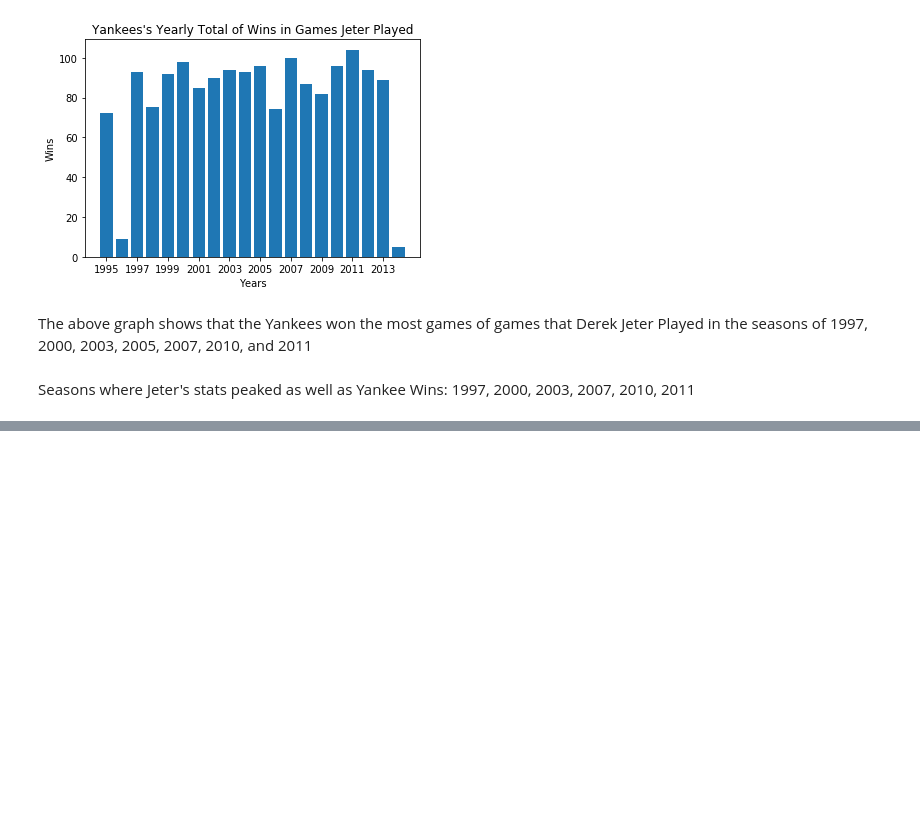
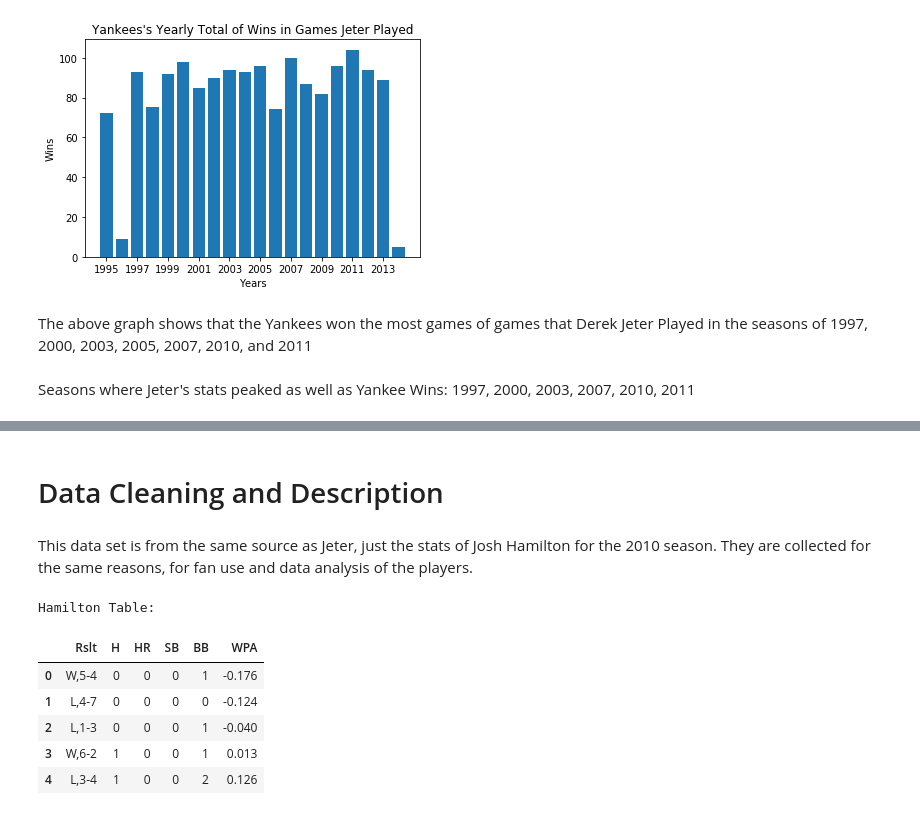
Before and after one commit to mattmaitland1/DerekJeterAnalysis, a Jupyter notebook: Project.ipynb, the cells around one changed output, grey strips where cells are left out. Saved outputs shown, nothing was run; the diff lists cells and outputs as text; code cells hidden in the pictures; blank space fills up the shorter version.

```diff
--- a/Project.ipynb
+++ b/Project.ipynb
@@ -239,0 +279,16 @@ Seasons where Jeter's stats peaked as well as Yankee Wins: 1997, 2000, 2003, 200
+# %% [markdown]
+# Data Cleaning and Description
+# %% [markdown]
+This data set is from the same source as Jeter, just the stats of Josh Hamilton for the 2010 season. They are collected for the same reasons, for fan use and data analysis of the players.
+# %%
+hamilton = hamilton[['Rslt', 'H', 'HR', 'SB', 'BB', 'WPA']]
+print('Hamilton Table:')
+hamilton.head()
+# %% [output]
+Hamilton Table:
+|  | Rslt | H | HR | SB | BB | WPA |
+| 0 | W,5-4 | 0 | 0 | 0 | 1 | -0.176 |
+| 1 | L,4-7 | 0 | 0 | 0 | 0 | -0.124 |
+| 2 | L,1-3 | 0 | 0 | 0 | 1 | -0.040 |
+| 3 | W,6-2 | 1 | 0 | 0 | 1 | 0.013 |
+| 4 | L,3-4 | 1 | 0 | 0 | 2 | 0.126 |
```
Also changed, not shown: parts of 9 cells of this notebook.
